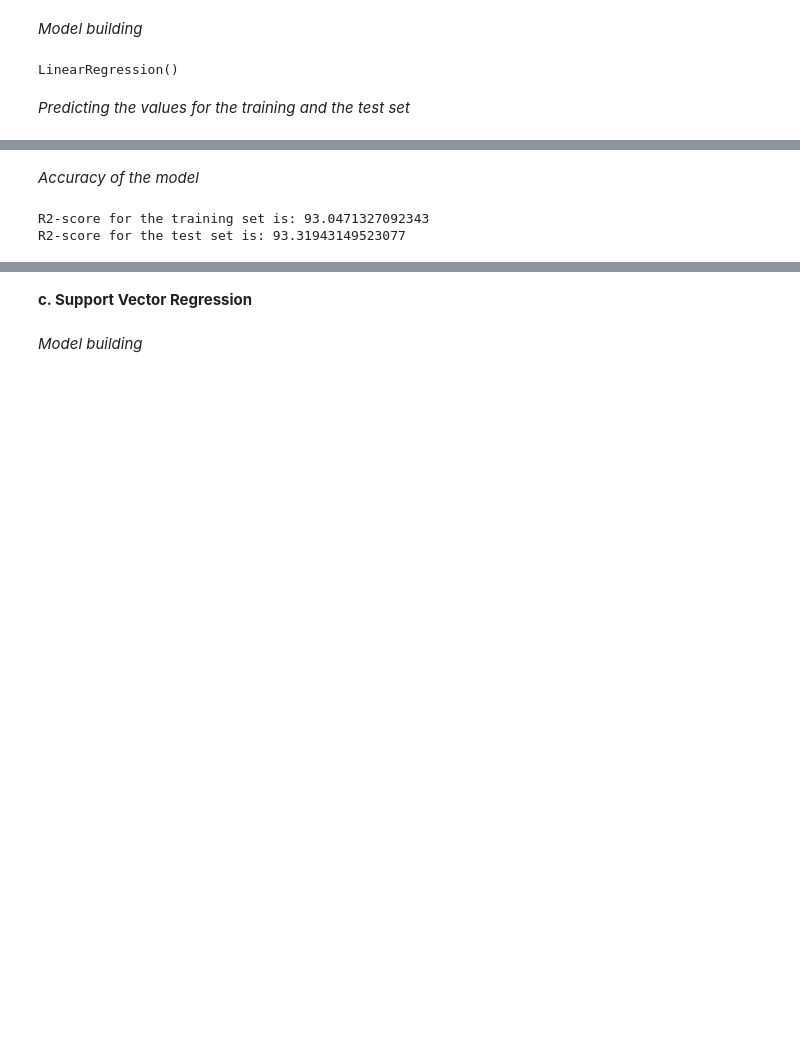
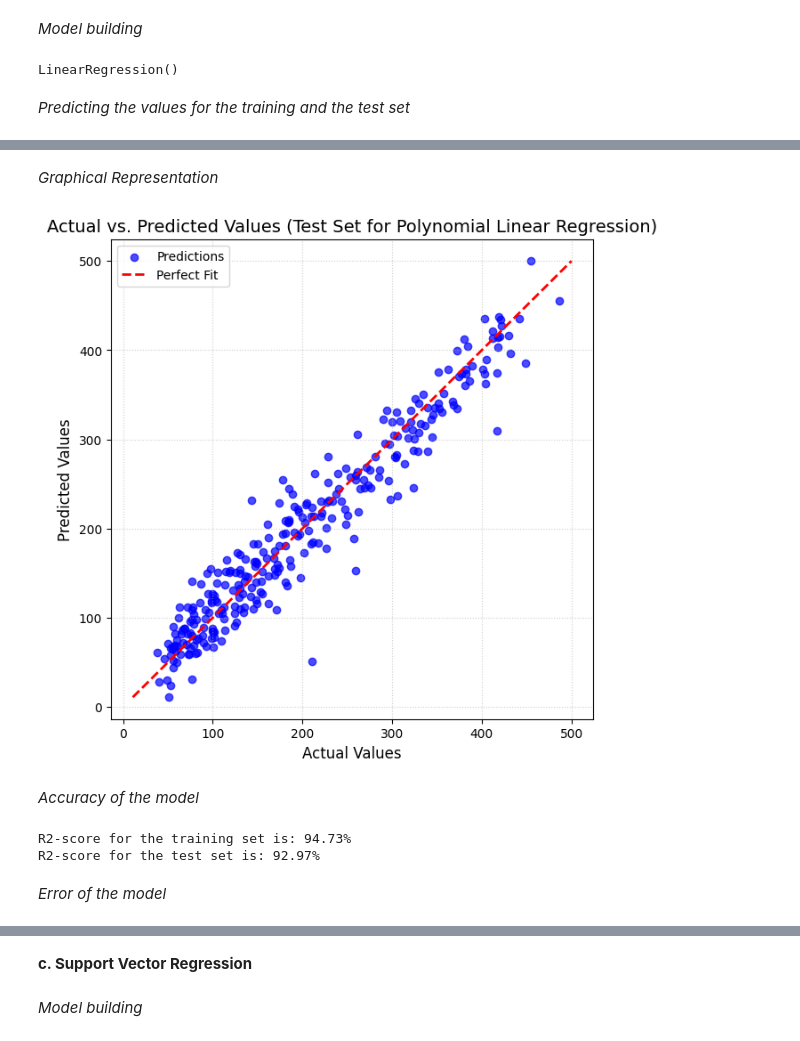
Before and after one commit to AbhijyotSingh/AQI_Prediction_Delhi, a Jupyter notebook: AQI Prediction Delhi - Regression.ipynb, the cells around one changed output, grey strips where cells are left out. Drawn from its saved outputs; the diff is of its cells as text; code cells hidden in the pictures; blank space fills up the shorter version.

```diff
--- a/AQI Prediction Delhi - Regression.ipynb
+++ b/AQI Prediction Delhi - Regression.ipynb
@@ -369,11 +474,33 @@ For the test set:
+# %% [markdown]
+<i>Graphical Representation</i>
+# %%
+plt.figure(figsize=(7, 7))
+plt.scatter(y_test, y_pred_test2, color='blue', alpha=0.7, label='Predictions')
+
+max_val = max(max(y_test), max(y_pred_test2))
+min_val = min(min(y_test), min(y_pred_test2))
+
+plt.plot([min_val, max_val], [min_val, max_val], color='red', linestyle='--', linewidth=2, label='Perfect Fit')
+
+plt.title('Actual vs. Predicted Values (Test Set for Polynomial Linear Regression)', fontsize=14)
+plt.xlabel('Actual Values', fontsize=12)
+plt.ylabel('Predicted Values', fontsize=12)
+plt.legend()
+plt.grid(True, linestyle=':', alpha=0.6)
+
+plt.show()
+# %% [output]
+[figure, added]
 # %% [markdown]
 <i>Accuracy of the model</i>
 # %%
 from sklearn.metrics import r2_score
 
-print(f"R2-score for the training set is: {r2_score(y_train,y_pred_train2)*100}")
+print(f"R2-score for the training set is: {r2_score(y_train,y_pred_train2)*100:.2f}%")
 
-print(f"R2-score for the test set is: {r2_score(y_test,y_pred_test2)*100}")
+print(f"R2-score for the test set is: {r2_score(y_test,y_pred_test2)*100:.2f}%")
 # %% [output]
-R2-score for the training set is: 93.0471327092343
-R2-score for the test set is: 93.31943149523077
+R2-score for the training set is: 94.73%
+R2-score for the test set is: 92.97%
+# %% [markdown]
+<i>Error of the model</i>
```
Also changed, not shown: parts of 52 cells of this notebook, 3 other files.
